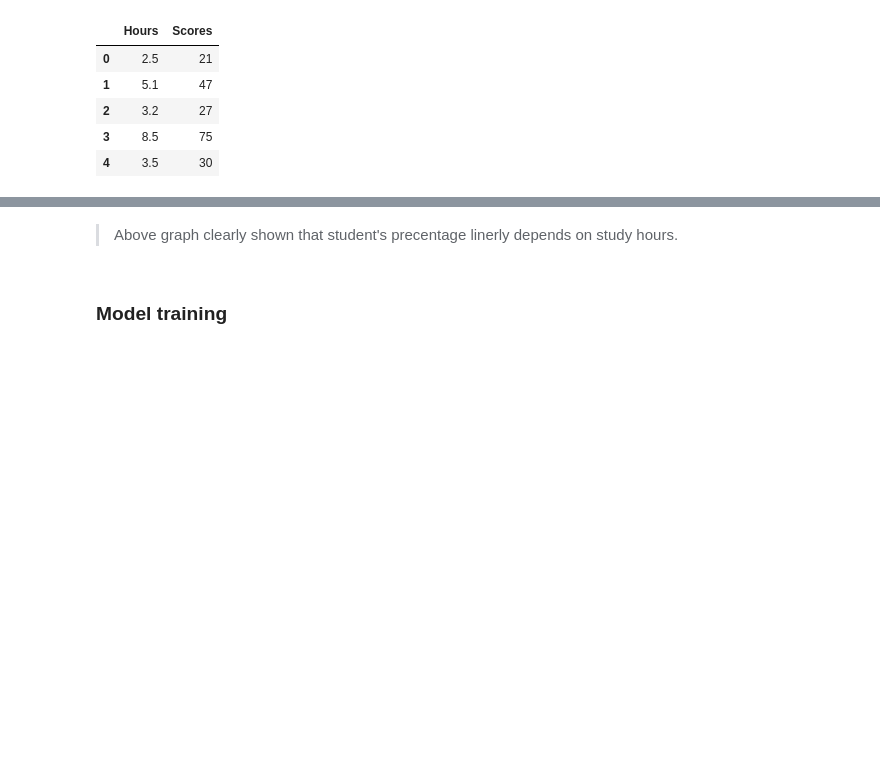
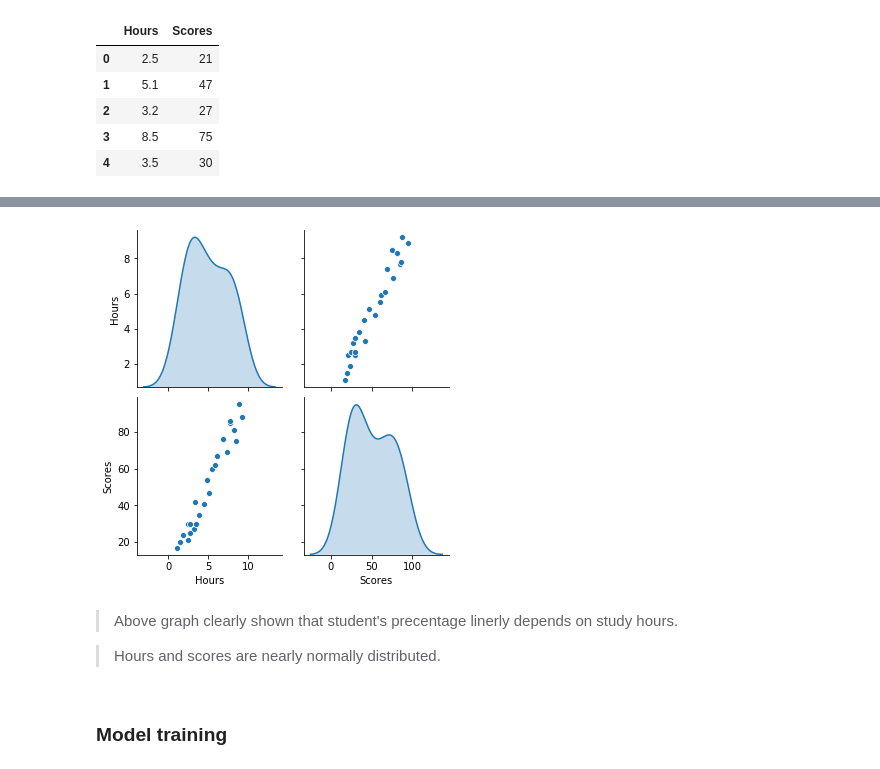
Before and after one commit to Tejas2512/TSF-Tasks, a Jupyter notebook: Task 1/TASK 1.ipynb, the cells around one changed output, grey strips where cells are left out. Cells and saved outputs as stored; diff of their text form; code cells hidden in the pictures; blank space fills up the shorter version.

```diff
--- a/Task 1/TASK 1.ipynb
+++ b/Task 1/TASK 1.ipynb
@@ -39,5 +47,13 @@ plt.grid()
+# %%
+# Understand distribution of features.
+sns.pairplot(data=df,diag_kind='kde')
+plt.show()
+# %% [output]
+[figure, added]
 # %% [markdown]
 > Above graph clearly shown that student's precentage linerly depends on study hours.
+
+> Hours and scores are nearly normally distributed.
 # %%
 # Separate depenadent and independent feature.
 x = df.iloc[:, :-1].values
```
Also changed, not shown: parts of 6 cells of this notebook.
